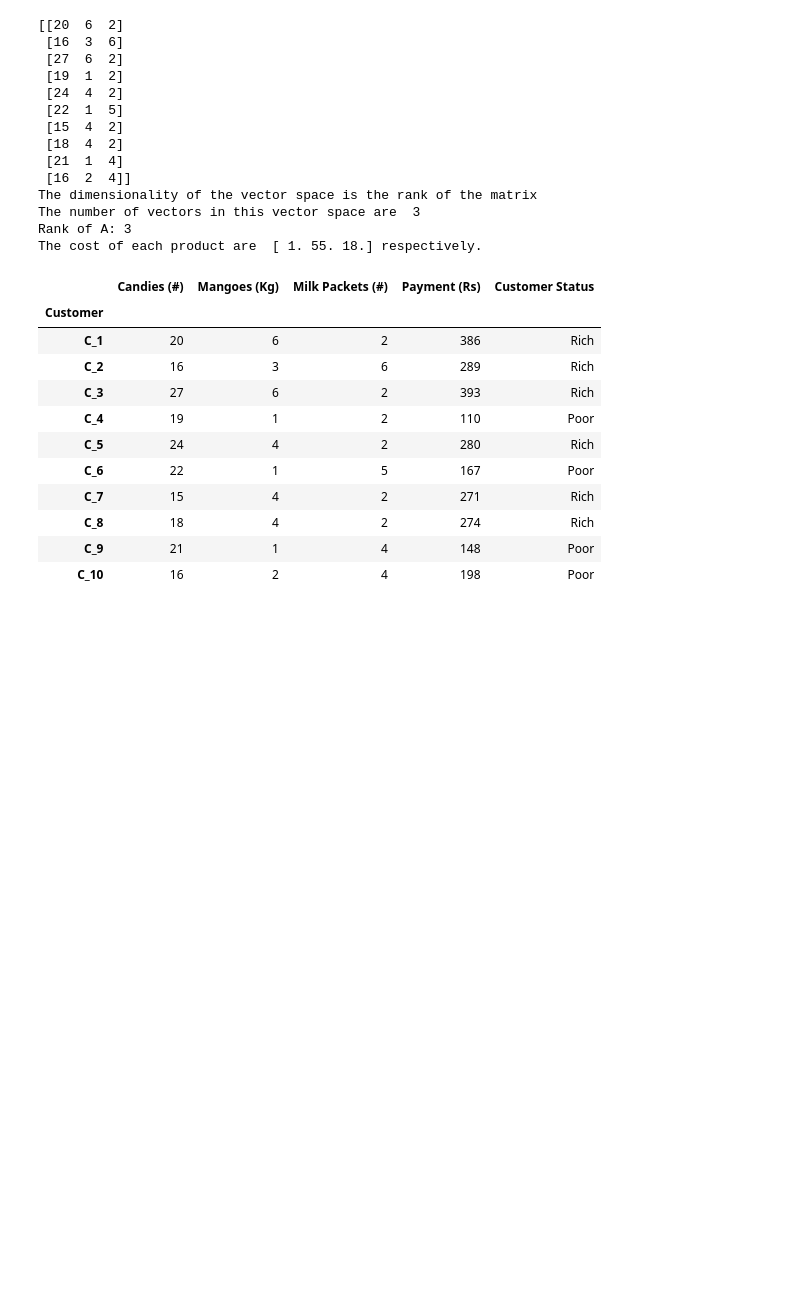
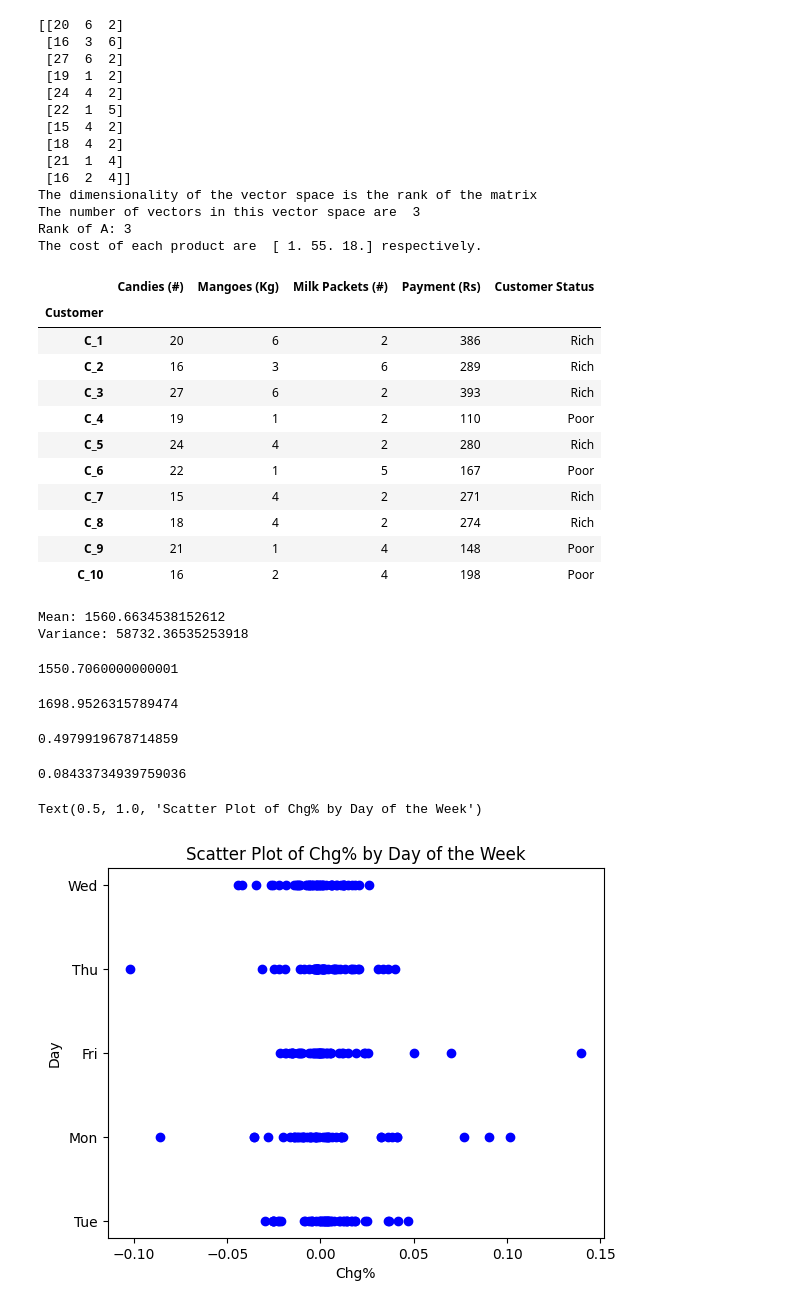
Before and after one commit to Hitesh918/machineLearning, a Jupyter notebook: lab2.ipynb, the cells around one changed output. Saved outputs shown, nothing was run; the diff lists cells and outputs as text; code cells hidden in the pictures; blank space fills up the shorter version.

```diff
--- a/lab2.ipynb
+++ b/lab2.ipynb
@@ -59,3 +64,48 @@ df
 | C_8 | 18 | 4 | 2 | 274 | Rich |
 | C_9 | 21 | 1 | 4 | 148 | Poor |
 | C_10 | 16 | 2 | 4 | 198 | Poor |
+# %%
+df2 = pd.read_excel('Lab Session Data.xlsx',sheet_name="IRCTC Stock Price")
+mean=df2["Price"].mean()
+var=df2["Price"].var()
+print("Mean:",mean)
+print("Variance:",var)
+# %% [output]
+Mean: 1560.6634538152612
+Variance: 58732.36535253918
+# %%
+df_wed=df2[df2['Day'] =='Wed']
+df_wed
+df_wed['Price'].mean()
+# %% [output]
+1550.7060000000001
+# %%
+df_apr=df2[df2['Month'] =='Apr']
+df_apr["Price"].mean()
+# %% [output]
+1698.9526315789474
+# %%
+loss=df2['Chg%'].apply(lambda x : x<0)
+loss
+
+numberOfTrues=loss.sum()
+totalRows=len(loss)
+
+print(numberOfTrues/totalRows)
+# %% [output]
+0.4979919678714859
+# %%
+wednesday_stock=df_wed['Chg%']
+profit=wednesday_stock.apply(lambda x : x>0)
+profit.sum()/len(profit)
+# %% [output]
+0.08433734939759036
+# %%
+import matplotlib.pyplot as plt
+plt.scatter(df2['Chg%'], df2['Day'], color='blue', marker='o')
+plt.xlabel('Chg%')
+plt.ylabel('Day')
+plt.title('Scatter Plot of Chg% by Day of the Week')
+# %% [output]
+Text(0.5, 1.0, 'Scatter Plot of Chg% by Day of the Week')
+[figure, added]
```
Also changed, not shown: parts of 2 cells of this notebook.
